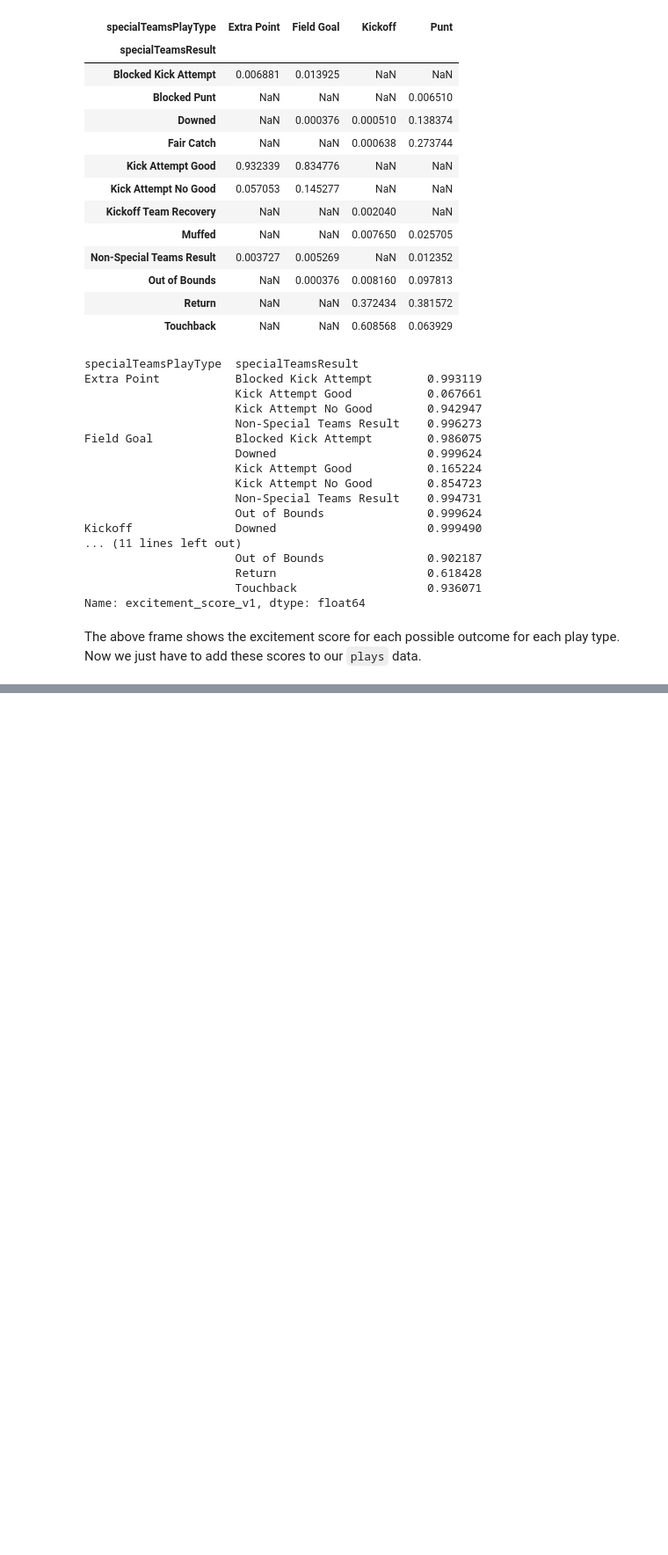
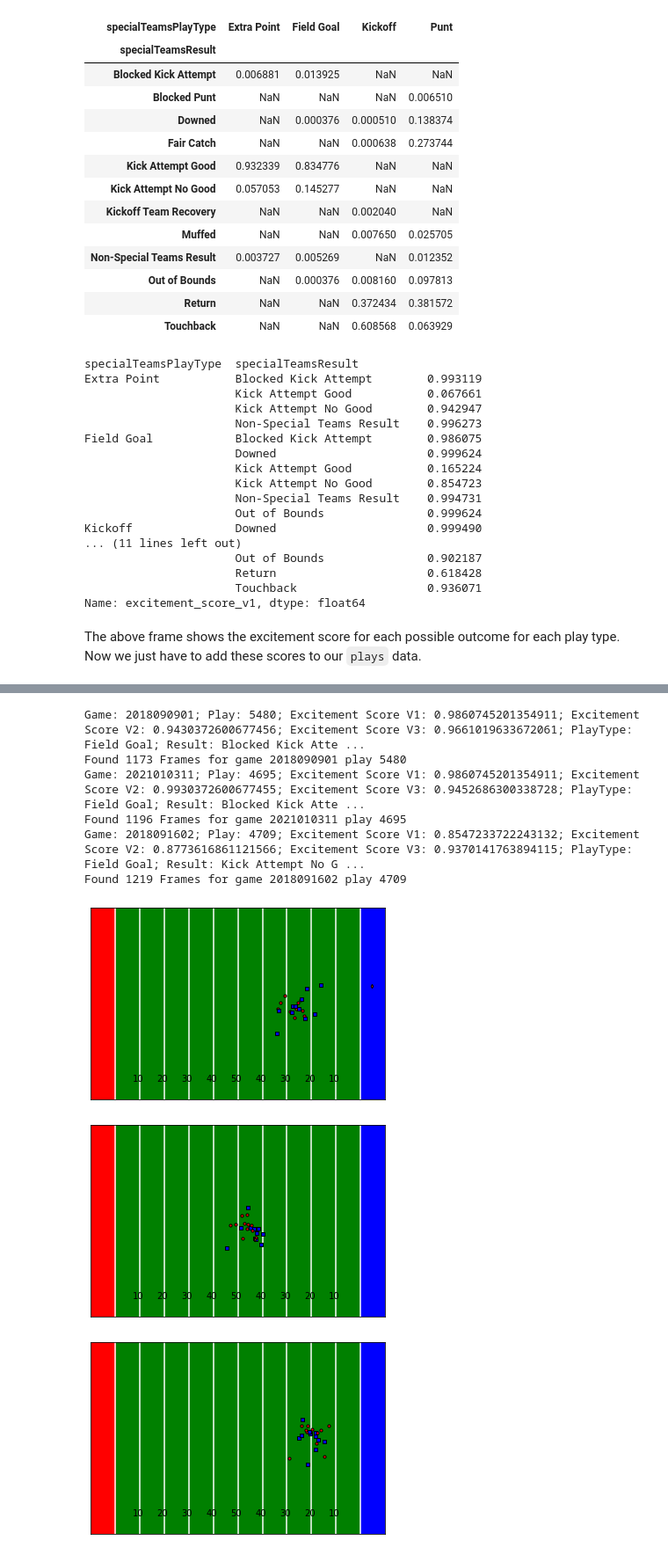
Before and after one commit to icowen/big-data-bowl-2022, a Jupyter notebook: eda.ipynb, the cells around one changed output, grey strips where cells are left out. Shown: that part at 88% size. Drawn from its saved outputs; the diff is of its cells as text; code cells hidden in the pictures; blank space fills up the shorter version.

```diff
--- a/eda.ipynb
+++ b/eda.ipynb
@@ -448,0 +644,10 @@ plays_v1
+# %%
+plays.loc[plays['quarter'] != 5, 'time_left_ex'] = (1 - plays['seconds_left_in_half'] / (seconds_in_a_half * 2))
+plays.loc[plays['quarter'] == 5, 'time_left_ex'] = (1 - plays['seconds_left_in_half'] / seconds_in_overtime)
+# %%
+plays['quarter_ex'] = plays['quarter'] / 5
+# %%
+plays['excitement_score_v3'] = 0.25 * (plays['excitement_score_v1'] + plays['score_diff_ex'] + plays['quarter_ex'] + plays['time_left_ex'])
+# %%
+top_3_plays_v3 = plays.sort_values('excitement_score_v3', ascending=False).head(3)
+top_3_plays_v3
@@ -448,0 +660,35 @@ plays_v1
+# %%
+cols = [
+    'gameId',
+    'playId',
+    'excitement_score_v1',
+    'excitement_score_v2',
+    'excitement_score_v3',
+    'specialTeamsPlayType',
+    'specialTeamsResult',
+    'preSnapHomeScore',
+    'preSnapVisitorScore'
+]
+
+for game_id, play_id, ex1, ex2, ex3, play_type, result, hs, vs in top_3_plays_v3[cols].values:
+    print(f'Game: {game_id}; '+
+          f'Play: {play_id}; ' +
+          f'Excitement Score V1: {ex1}; ' +
+          f'Excitement Score V2: {ex2}; ' +
+          f'Excitement Score V3: {ex3}; ' +
+          f'PlayType: {play_type}; '+
+          f'Result: {result}; '+
+          f'HomeScore: {hs}; '+
+          f'VisitorScore: {vs}'
+    )
+    animate_play(game_id, play_id, std=True)
+# %% [output]
+Game: 2018090901; Play: 5480; Excitement Score V1: 0.9860745201354911; Excitement Score V2: 0.9430372600677456; Excitement Score V3: 0.9661019633672061; PlayType: Field Goal; Result: Blocked Kick Atte ...
+Found 1173 Frames for game 2018090901 play 5480
+Game: 2021010311; Play: 4695; Excitement Score V1: 0.9860745201354911; Excitement Score V2: 0.9930372600677455; Excitement Score V3: 0.9452686300338728; PlayType: Field Goal; Result: Blocked Kick Atte ...
+Found 1196 Frames for game 2021010311 play 4695
+Game: 2018091602; Play: 4709; Excitement Score V1: 0.8547233722243132; Excitement Score V2: 0.8773616861121566; Excitement Score V3: 0.9370141763894115; PlayType: Field Goal; Result: Kick Attempt No G ...
+Found 1219 Frames for game 2018091602 play 4709
+[figure, added]
+[figure, added]
+[figure, added]
```
Also changed, not shown: parts of 30 cells of this notebook, 9 other files.
